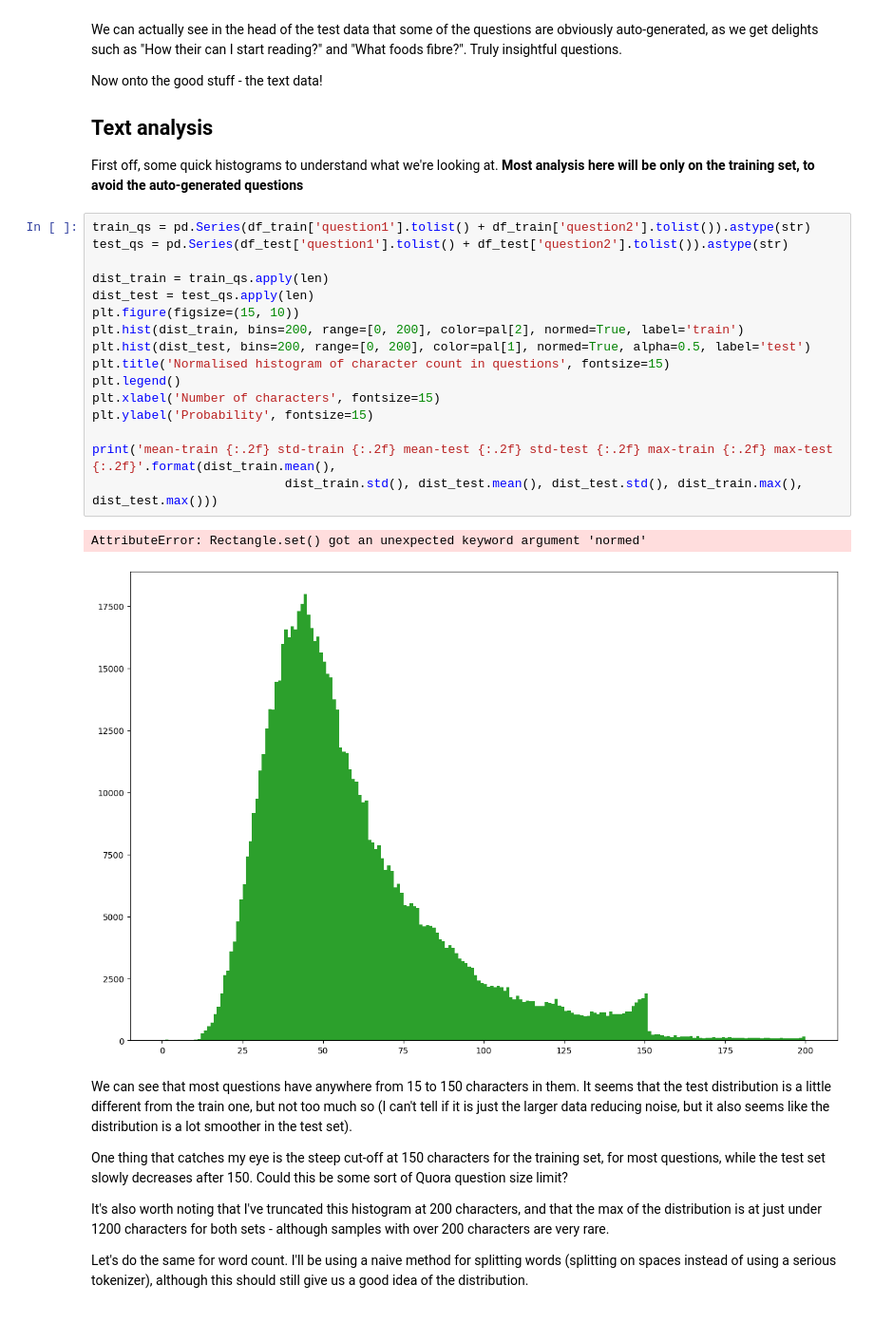
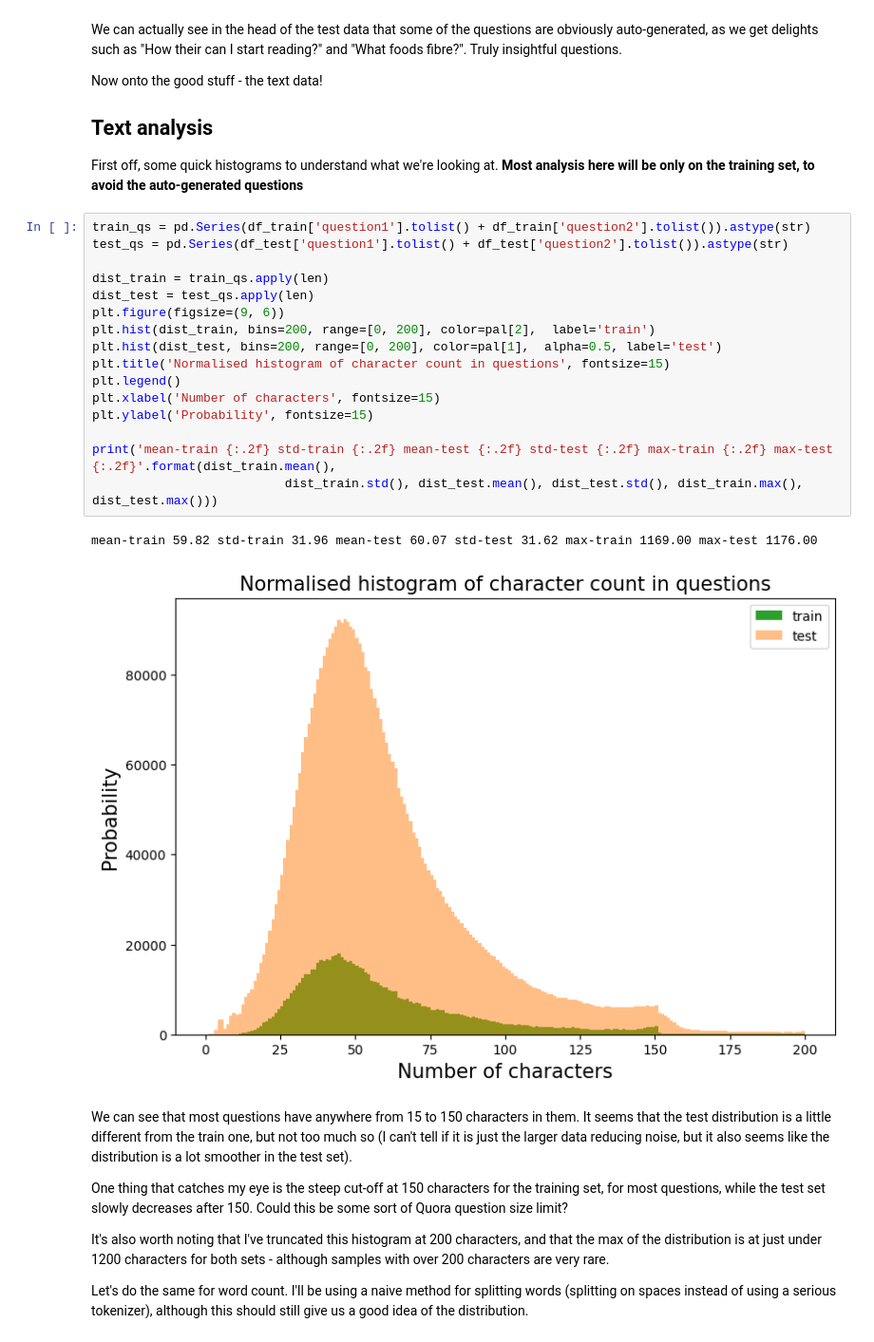
Before and after one commit to Vinnieassaulter/DataAnalytics, a Jupyter notebook: Quora-question-pair-similarity/data-analysis-xgboost-starter-0-35460-lb.ipynb, the cells around one changed output. Shown at 95% size. Cells and saved outputs as stored; diff of their text form.

```diff
--- a/Quora-question-pair-similarity/data-analysis-xgboost-starter-0-35460-lb.ipynb
+++ b/Quora-question-pair-similarity/data-analysis-xgboost-starter-0-35460-lb.ipynb
@@ -132,22 +110,22 @@ First off, some quick histograms to understand what we're looking at. **Most ana
 # %%
 train_qs = pd.Series(df_train['question1'].tolist() + df_train['question2'].tolist()).astype(str)
 test_qs = pd.Series(df_test['question1'].tolist() + df_test['question2'].tolist()).astype(str)
 
 dist_train = train_qs.apply(len)
 dist_test = test_qs.apply(len)
-plt.figure(figsize=(15, 10))
-plt.hist(dist_train, bins=200, range=[0, 200], color=pal[2], normed=True, label='train')
-plt.hist(dist_test, bins=200, range=[0, 200], color=pal[1], normed=True, alpha=0.5, label='test')
+plt.figure(figsize=(9, 6))
+plt.hist(dist_train, bins=200, range=[0, 200], color=pal[2],  label='train')
+plt.hist(dist_test, bins=200, range=[0, 200], color=pal[1],  alpha=0.5, label='test')
 plt.title('Normalised histogram of character count in questions', fontsize=15)
 plt.legend()
 plt.xlabel('Number of characters', fontsize=15)
 plt.ylabel('Probability', fontsize=15)
 
 print('mean-train {:.2f} std-train {:.2f} mean-test {:.2f} std-test {:.2f} max-train {:.2f} max-test {:.2f}'.format(dist_train.mean(),
                           dist_train.std(), dist_test.mean(), dist_test.std(), dist_train.max(), dist_test.max()))
 # %% [output]
-AttributeError: Rectangle.set() got an unexpected keyword argument 'normed'
+mean-train 59.82 std-train 31.96 mean-test 60.07 std-test 31.62 max-train 1169.00 max-test 1176.00
-[figure, old version]
+[figure, new version]
 # %% [markdown]
 We can see that most questions have anywhere from 15 to 150 characters in them. It seems that the test distribution is a little different from the train one, but not too much so (I can't tell if it is just the larger data reducing noise, but it also seems like the distribution is a lot smoother in the test set).
 
```
Also changed, not shown: parts of 9 cells of this notebook, 1 other file.
